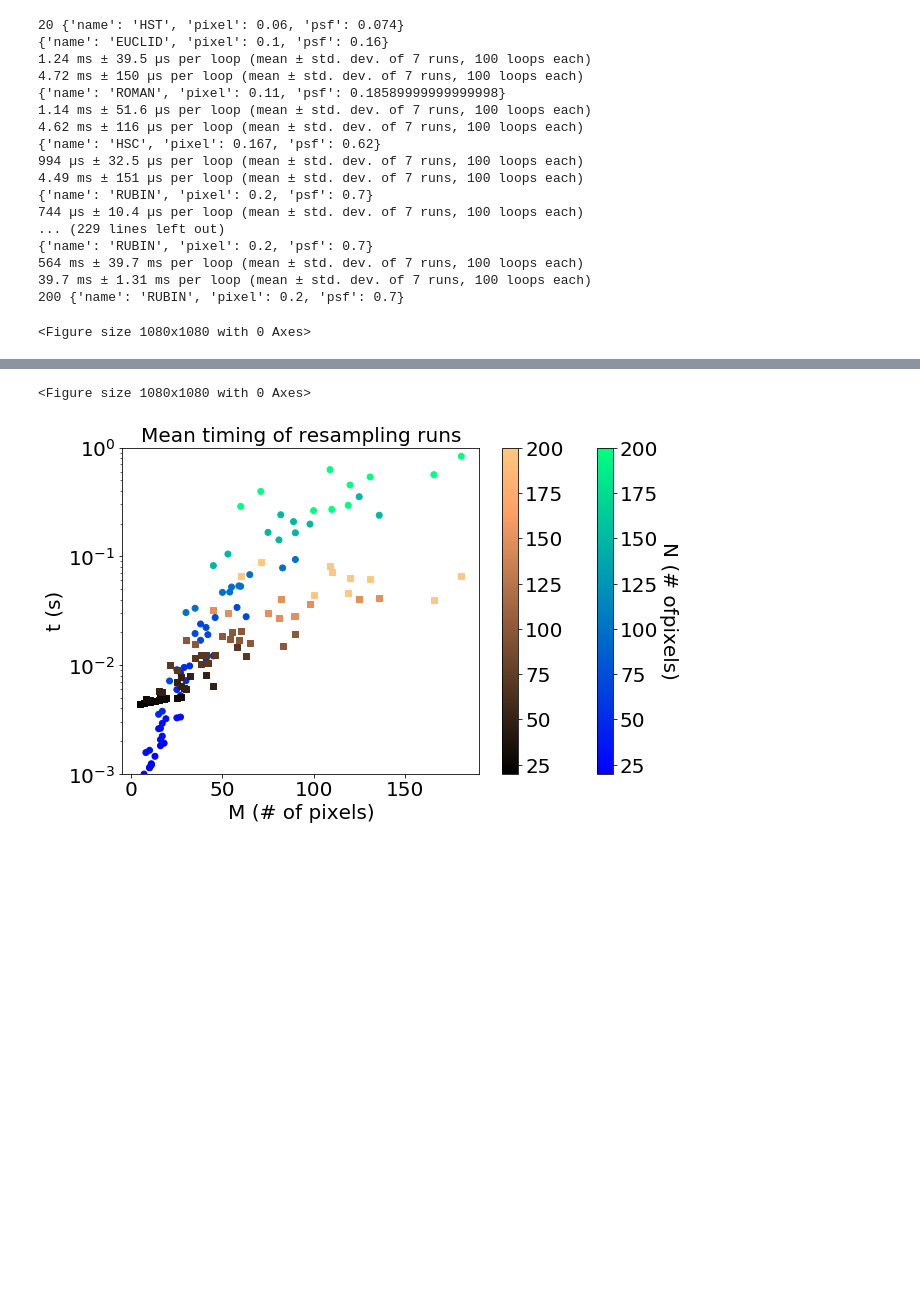
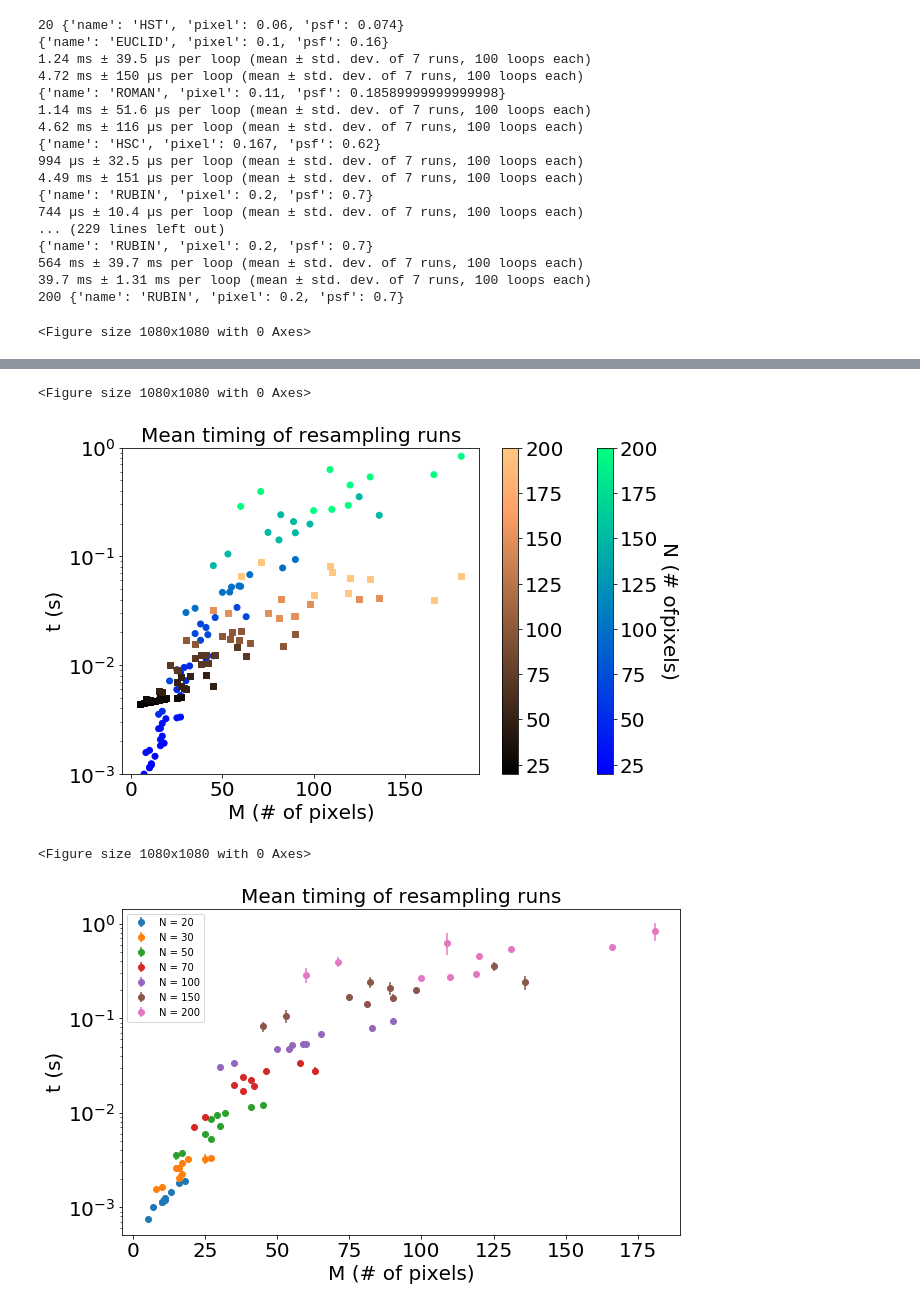
Before and after one commit to herjy/Multi_resolution_comparison, a Jupyter notebook: Timing_test/Timing_comparison.ipynb, the cells around one changed output, grey strips where cells are left out. Cells and saved outputs as stored; diff of their text form; code cells hidden in the pictures; blank space fills up the shorter version.

```diff
--- a/Timing_test/Timing_comparison.ipynb
+++ b/Timing_test/Timing_comparison.ipynb
@@ -133,34 +133,49 @@ plt.colorbar(sc2)
 cbar.set_label('M (# of pixels)', rotation=270, labelpad = 20, fontsize = 20)
 # Adding plotting parameters
 plt.title('Mean timing of resampling runs', fontsize=20)
 plt.xlabel('N (# of pixels)', fontsize=20)
 plt.ylabel('t (s)', fontsize=20)
 plt.ylim([0.001,1])
 plt.show()
 
 #Plotting results. Mean timing of resampling runs as a function of M
 plt.figure(1, figsize = (15,15))
 plt.subplots(figsize=(10, 6))
 #ax2.errorbar(n_lrs, s_mean, yerr = s_std, capsize = 2, fmt = 'o', label = 'scarlet')
 sc1 = plt.scatter(n_lrs, s_mean,c = n_hrs, marker = 'o', cmap = 'winter')
 #ax2.errorbar(n_lrs, g_mean, yerr = g_std, capsize = 2, fmt = 's', label = 'galsim')
 sc2 = plt.scatter(n_lrs, g_mean,c = n_hrs, marker = 's', cmap = 'copper')
 plt.yscale('log')
 cbar = plt.colorbar(sc1)
 plt.colorbar(sc2)
 cbar.set_label('N (# ofpixels)', rotation=270, fontsize = 20, labelpad = 20)
 # Adding plotting parameters
 plt.title('Mean timing of resampling runs', fontsize=20)
 plt.xlabel('M (# of pixels)', fontsize=20)
 plt.ylabel('t (s)', fontsize=20)
-plt.savefig('galsim_scarlet_timing.png')
 plt.ylim(0.001,1)
 plt.show()
+
+#Plotting results. Mean timing of resampling runs as a function of M
+plt.figure(1, figsize = (15,15))
+plt.subplots(figsize=(10, 6))
+for n in np.unique(n_hrs):
+    plt.errorbar(n_lrs[n_hrs == n], s_mean[n_hrs == n],yerr = s_std[n_hrs == n], fmt = 'o', label = 'N = '+str(n))
+plt.yscale('log')
+plt.legend()
+# Adding plotting parameters
+plt.title('Mean timing of resampling runs', fontsize=20)
+plt.xlabel('M (# of pixels)', fontsize=20)
+plt.ylabel('t (s)', fontsize=20)
+
+plt.show()
 # %% [output]
 <Figure size 1080x1080 with 0 Axes>
 [figure]
 <Figure size 1080x1080 with 0 Axes>
 [figure]
+<Figure size 1080x1080 with 0 Axes>
+[figure, added]
 # %%
 #Timing ratios as a function of M
 plt.figure(2, figsize = (15,15))
```
Also changed, not shown: parts of 4 cells of this notebook, 7 other files.
